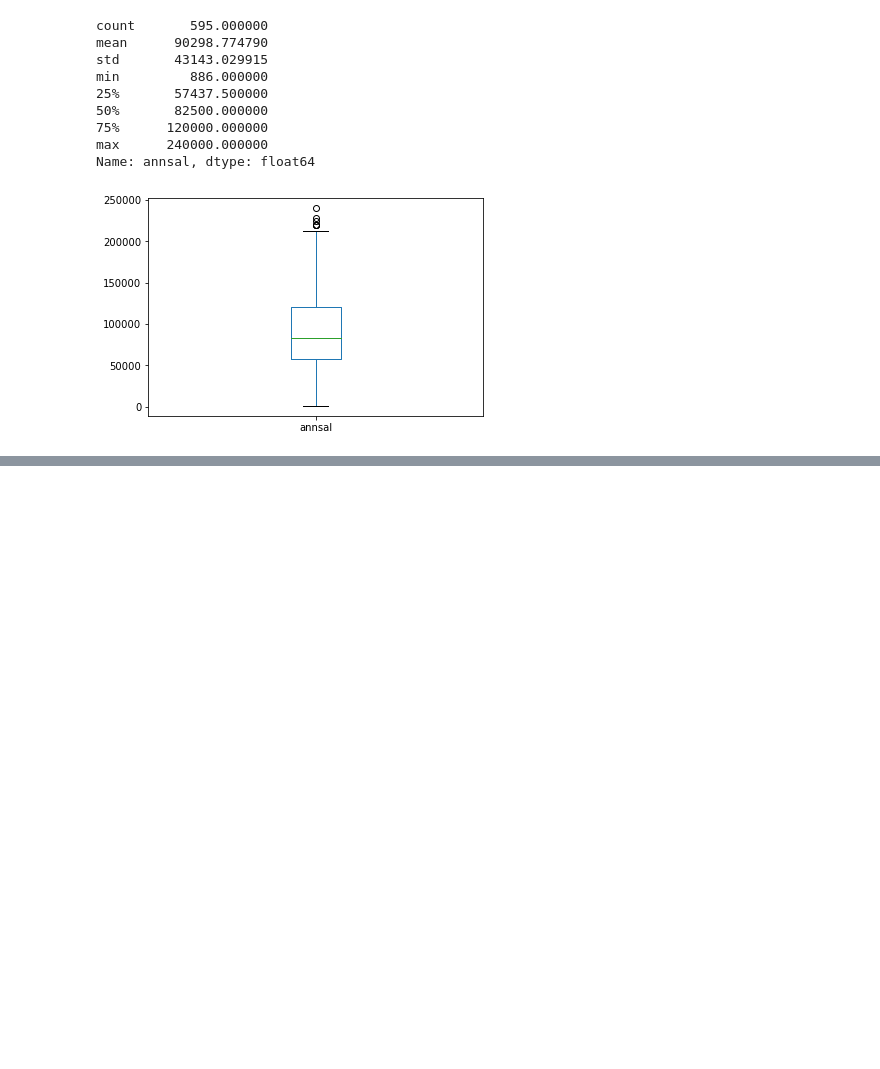
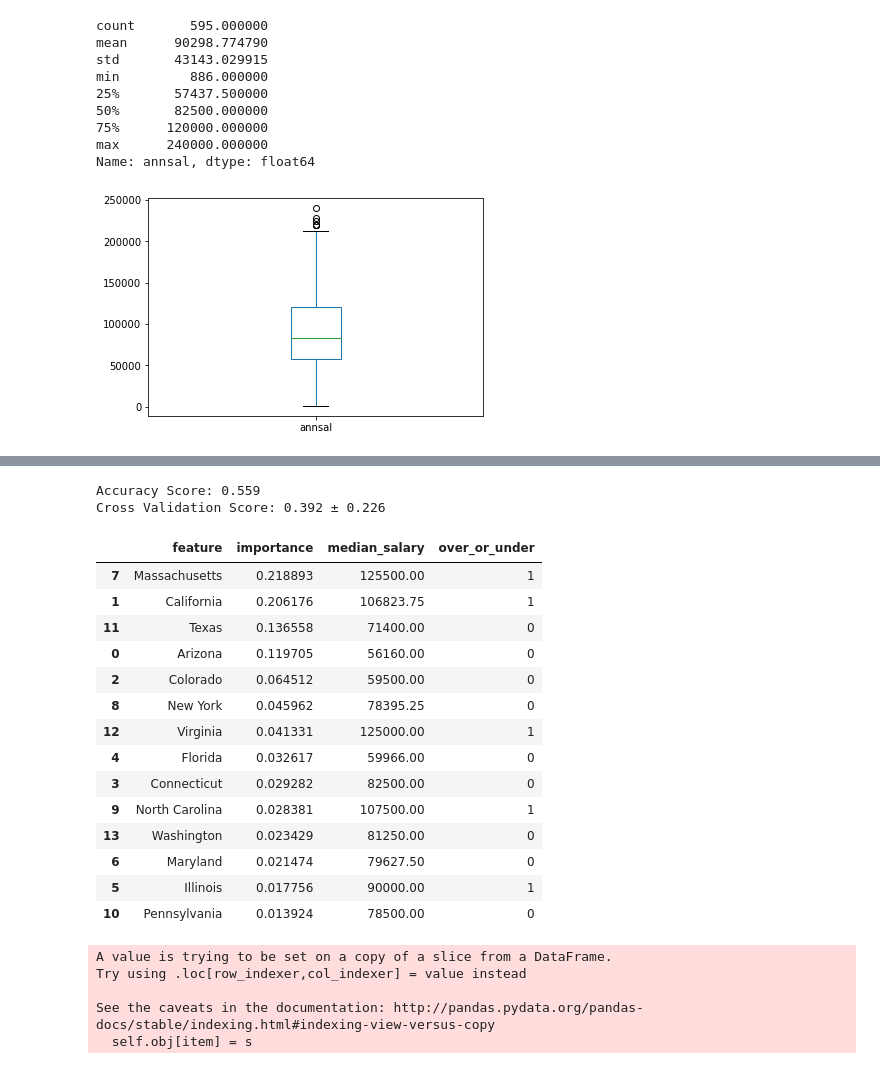
Before and after one commit to BhushanShet/BhushanShet.github.io, a Jupyter notebook: project-four/Project 4.ipynb, the cells around one changed output, grey strips where cells are left out. Drawn from its saved outputs; the diff is of its cells as text; code cells hidden in the pictures; blank space fills up the shorter version.

```diff
--- a/project-four/Project 4.ipynb
+++ b/project-four/Project 4.ipynb
@@ -558,0 +570,2 @@ Int64Index([   28,    31,    37,    38,    39,    44,    46,    50,    52,
+# %%
+nsf['base'] = [0 if i > 0 else 1 for i in nsf.annsal]
@@ -558,0 +592,57 @@ Int64Index([   28,    31,    37,    38,    39,    44,    46,    50,    52,
+# %%
+citydum = pd.get_dummies(nsf.location)
+
+x_city = citydum
+y_city = nsf.abvavg
+# %%
+x_train, x_test, y_train, y_test = train_test_split(x_city, y_city, test_size=0.3, random_state=42)
+# %%
+rfc = RandomForestClassifier(n_estimators=400,n_jobs=-1,oob_score= True, random_state=42)
+rfc.fit(x_train, y_train)
+
+rfc_pred = rfc.predict(x_test)
+acc = accuracy_score(y_test, rfc_pred)
+print "Accuracy Score:", acc.round(3)
+
+s = cross_val_score(rfc, x_city, y_city, cv=10, n_jobs=-1)
+print "Cross Validation Score:\t{:0.3} ± {:0.3}".format(s.mean().round(3), s.std().round(3))
+# %% [output]
+Accuracy Score: 0.559
+Cross Validation Score: 0.392 ± 0.226
+# %%
+feature_importances = pd.DataFrame(rfc.feature_importances_,
+                                   index = x_city.columns).reset_index()
+feature_importances.columns = ['feature', 'importance']
+
+feature_medians = []
+for i in x_city.columns:
+    feature_medians.append(np.median(nsf[nsf.location == i].annsal))
+
+feature_importances['median_salary'] = feature_medians
+feature_importances['over_or_under'] = [1 if i > nsf.annsal.median() else 0 for i in feature_importances.median_salary]
+
+feature_importances.sort_values('importance', ascending=False).head(15)
+# %% [output]
+|  | feature | importance | median_salary | over_or_under |
+| 7 | Massachusetts | 0.218893 | 125500.00 | 1 |
+| 1 | California | 0.206176 | 106823.75 | 1 |
+| 11 | Texas | 0.136558 | 71400.00 | 0 |
+| 0 | Arizona | 0.119705 | 56160.00 | 0 |
+| 2 | Colorado | 0.064512 | 59500.00 | 0 |
+| 8 | New York | 0.045962 | 78395.25 | 0 |
+| 12 | Virginia | 0.041331 | 125000.00 | 1 |
+| 4 | Florida | 0.032617 | 59966.00 | 0 |
+| 3 | Connecticut | 0.029282 | 82500.00 | 0 |
+| 9 | North Carolina | 0.028381 | 107500.00 | 1 |
+| 13 | Washington | 0.023429 | 81250.00 | 0 |
+| 6 | Maryland | 0.021474 | 79627.50 | 0 |
+| 5 | Illinois | 0.017756 | 90000.00 | 1 |
+| 10 | Pennsylvania | 0.013924 | 78500.00 | 0 |
+# %%
+nsf.loc[nsf['skill']=='NA','skill'] = np.nan
+# %% [output]
+A value is trying to be set on a copy of a slice from a DataFrame.
+Try using .loc[row_indexer,col_indexer] = value instead
+
+See the caveats in the documentation: http://pandas.pydata.org/pandas-docs/stable/indexing.html#indexing-view-versus-copy
+  self.obj[item] = s
```
Also changed, not shown: parts of 14 cells of this notebook.
